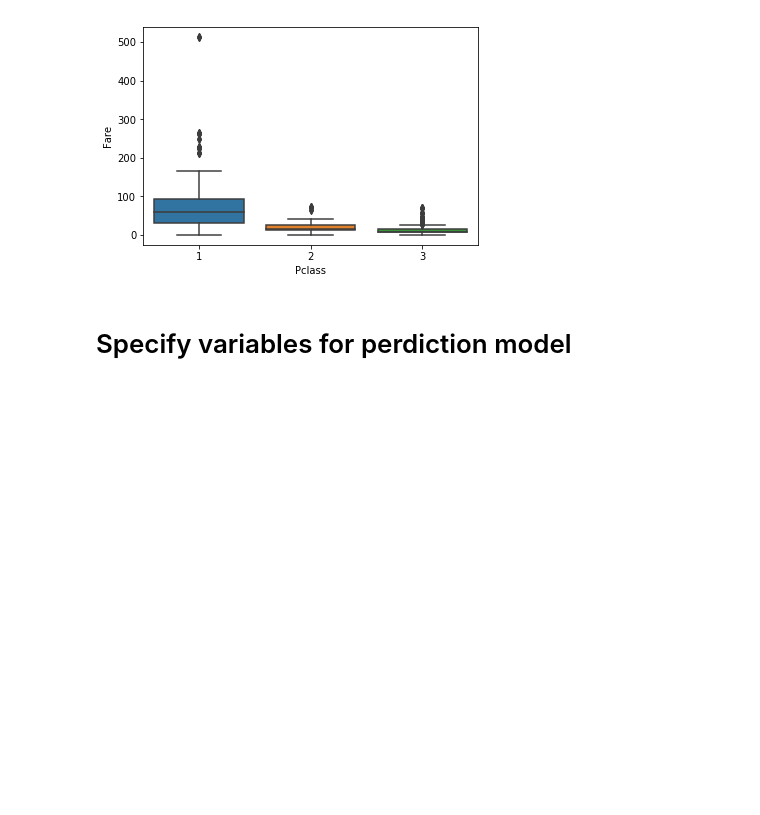
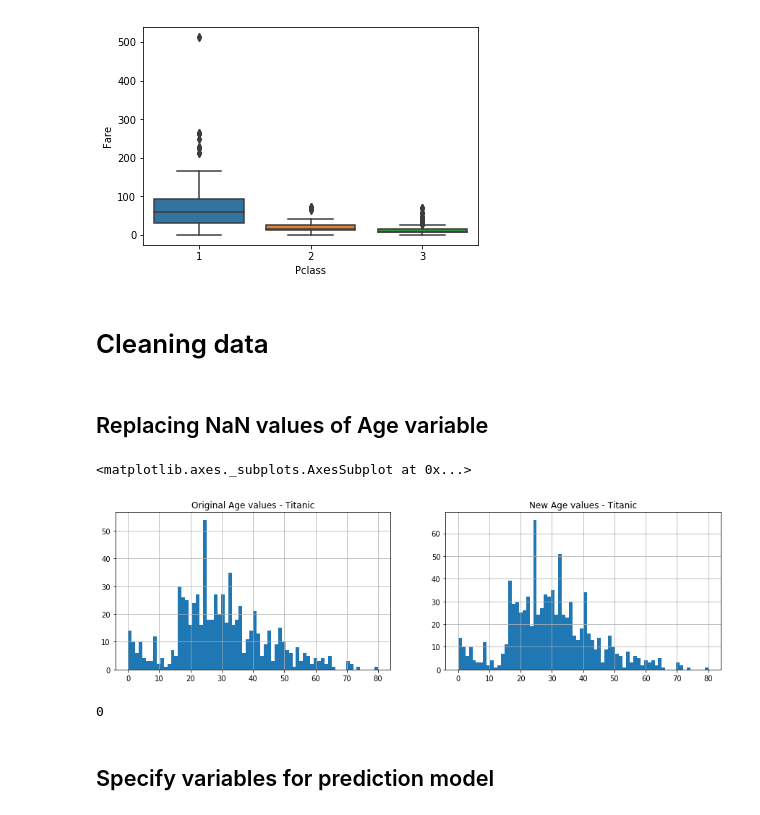
Before and after one commit to raghu-icecraft/ml-practice, a Jupyter notebook: Titanic_Challenge.ipynb, the cells around one changed output. Drawn from its saved outputs; the diff is of its cells as text; code cells hidden in the pictures; blank space fills up the shorter version.

Commit message:
Replaced NaN values of Age.

```diff
--- a/Titanic_Challenge.ipynb
+++ b/Titanic_Challenge.ipynb
@@ -111,8 +111,48 @@ sns.boxplot(x='Pclass', y='Fare', data=df)
 # %% [output]
 <matplotlib.axes._subplots.AxesSubplot at 0x...>
 [figure]
+# %% [markdown]
+# Cleaning data
+# %% [markdown]
+## Replacing NaN values of Age variable
+# %%
+# </Rachel> I went to the link provided above for this calculation, but was confused by the Warning message
+# I found a similar method on a Github forum that shows the distribution before and after the random values are generated </Rachel>
+
+fig, (axis1,axis2) = plt.subplots(1,2,figsize=(15,4))
+axis1.set_title('Original Age values - Titanic')
+axis2.set_title('New Age values - Titanic')
+
+# plot original Age values (drop null values and convert to int)
+train_df['Age'].dropna().astype(int).hist(bins=70, ax=axis1)
+
+# get average, std and number of NaN values
+average_age = train_df["Age"].mean()
+std_age = train_df["Age"].std()
+count_nan_age = train_df["Age"].isnull().sum()
+
+# generate random numbers between (mean - std) & (mean + std)
+rand_age = np.random.randint(average_age - std_age, average_age + std_age, size = count_nan_age)
+
+# fill NaN values in Age column with random values generated
+age_slice = train_df["Age"].copy()
+age_slice[np.isnan(age_slice)] = rand_age
+
+# plot imputed Age values
+age_slice.astype(int).hist(bins=70, ax=axis2)
+# %% [output]
+<matplotlib.axes._subplots.AxesSubplot at 0x...>
+[figure, added]
+# %%
+# Distribution looks good - replace Age vector in original data with new values
+train_df["Age"] = age_slice
+
+# Show number of missing Age values
+train_df["Age"].isnull().sum()
+# %% [output]
+0
 # %% [markdown]
-# Specify variables for perdiction model
+## Specify variables for prediction model
 # %%
 # With the target variable "Survived", I would recommend starting with Sex, Age, Pclass and Fare as our predictors...
 # Let me know what you think!
```
Also changed, not shown: parts of 5 cells of this notebook.
